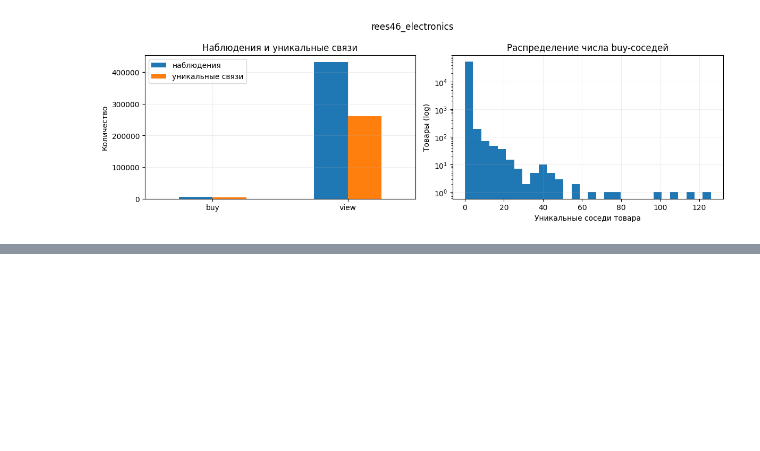
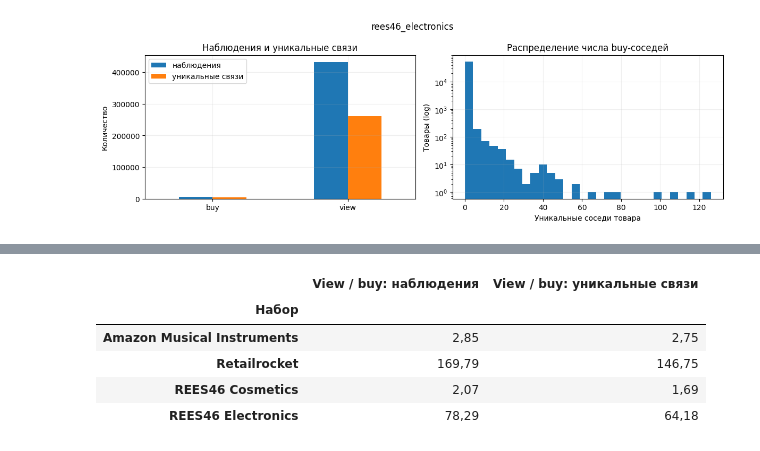
Before and after one commit to MikhailPrudnikov/complementary-recsys, a Jupyter notebook: datasets/dataset_analysis.ipynb, the cells around one changed output, grey strips where cells are left out. Saved outputs shown, nothing was run; the diff lists cells and outputs as text; code cells hidden in the pictures; blank space fills up the shorter version.

```diff
--- a/datasets/dataset_analysis.ipynb
+++ b/datasets/dataset_analysis.ipynb
@@ -477,0 +503,13 @@ plt.show()
+# %%
+ratios = pd.DataFrame({
+    "View / buy: наблюдения": summary["наблюдения view"] / summary["наблюдения buy"].replace(0, float("nan")),
+    "View / buy: уникальные связи": summary["уникальные view"] / summary["уникальные buy"].replace(0, float("nan")),
+}).rename(index=dataset_names)
+display(ratios.style.format("{:.2f}", decimal=",", na_rep="Нет buy-связей"))
+# %% [output]
+|  | View / buy: наблюдения | View / buy: уникальные связи |
+| Набор |  |  |
+| Amazon Musical Instruments | 2,85 | 2,75 |
+| Retailrocket | 169,79 | 146,75 |
+| REES46 Cosmetics | 2,07 | 1,69 |
+| REES46 Electronics | 78,29 | 64,18 |
```
Also changed, not shown: parts of 14 cells of this notebook, 5 other files.
